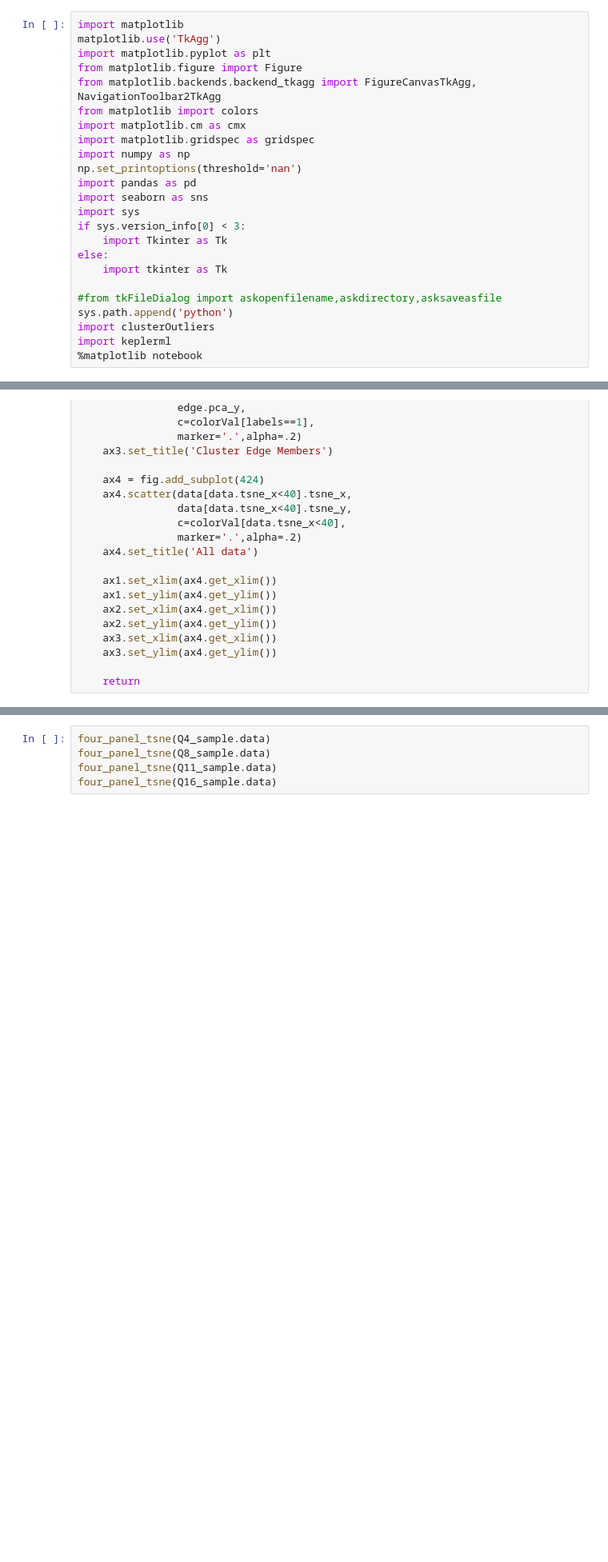
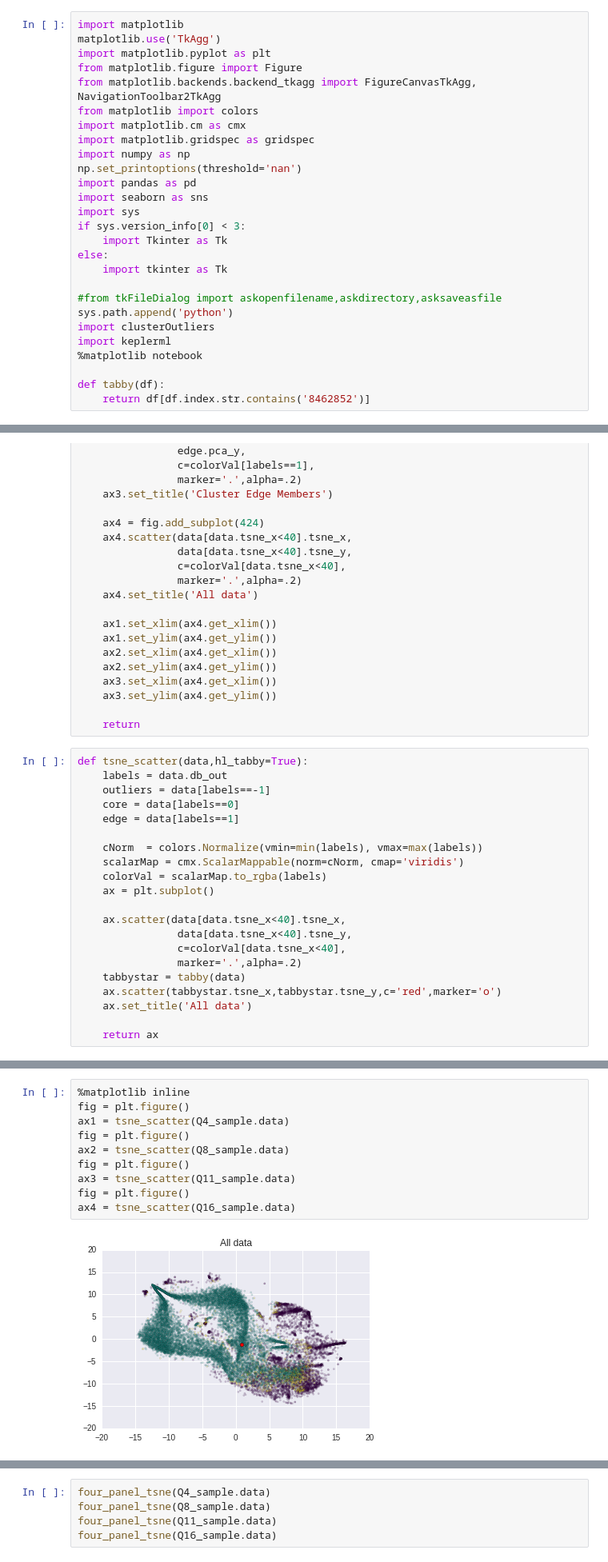
Before and after one commit to d-giles/lcfeatures, a Jupyter notebook: Plots and Tables.ipynb, the cells around one changed output, grey strips where cells are left out. Shown at 80% size. Cells and saved outputs as stored; diff of their text form; blank space fills up the shorter version.

Commit message:
More plots

```diff
--- a/Plots and Tables.ipynb
+++ b/Plots and Tables.ipynb
@@ -22,3 +22,6 @@ sys.path.append('python')
 import clusterOutliers
 import keplerml
 %matplotlib notebook
+
+def tabby(df):
+    return df[df.index.str.contains('8462852')]
@@ -185,3 +192,24 @@ def four_panel_pca(data):
     ax3.set_ylim(ax4.get_ylim())
 
     return
+# %%
+def tsne_scatter(data,hl_tabby=True):
+    labels = data.db_out
+    outliers = data[labels==-1]
+    core = data[labels==0]
+    edge = data[labels==1]
+
+    cNorm  = colors.Normalize(vmin=min(labels), vmax=max(labels))
+    scalarMap = cmx.ScalarMappable(norm=cNorm, cmap='viridis')
+    colorVal = scalarMap.to_rgba(labels)
+    ax = plt.subplot()
+
+    ax.scatter(data[data.tsne_x<40].tsne_x,
+                data[data.tsne_x<40].tsne_y,
+                c=colorVal[data.tsne_x<40],
+                marker='.',alpha=.2)
+    tabbystar = tabby(data)
+    ax.scatter(tabbystar.tsne_x,tabbystar.tsne_y,c='red',marker='o')
+    ax.set_title('All data')
+
+    return ax
@@ -187,0 +221,12 @@ def four_panel_pca(data):
+# %%
+%matplotlib inline
+fig = plt.figure()
+ax1 = tsne_scatter(Q4_sample.data)
+fig = plt.figure()
+ax2 = tsne_scatter(Q8_sample.data)
+fig = plt.figure()
+ax3 = tsne_scatter(Q11_sample.data)
+fig = plt.figure()
+ax4 = tsne_scatter(Q16_sample.data)
+# %% [output]
+[figure, added]
```
Also changed, not shown: parts of 4 cells of this notebook.
